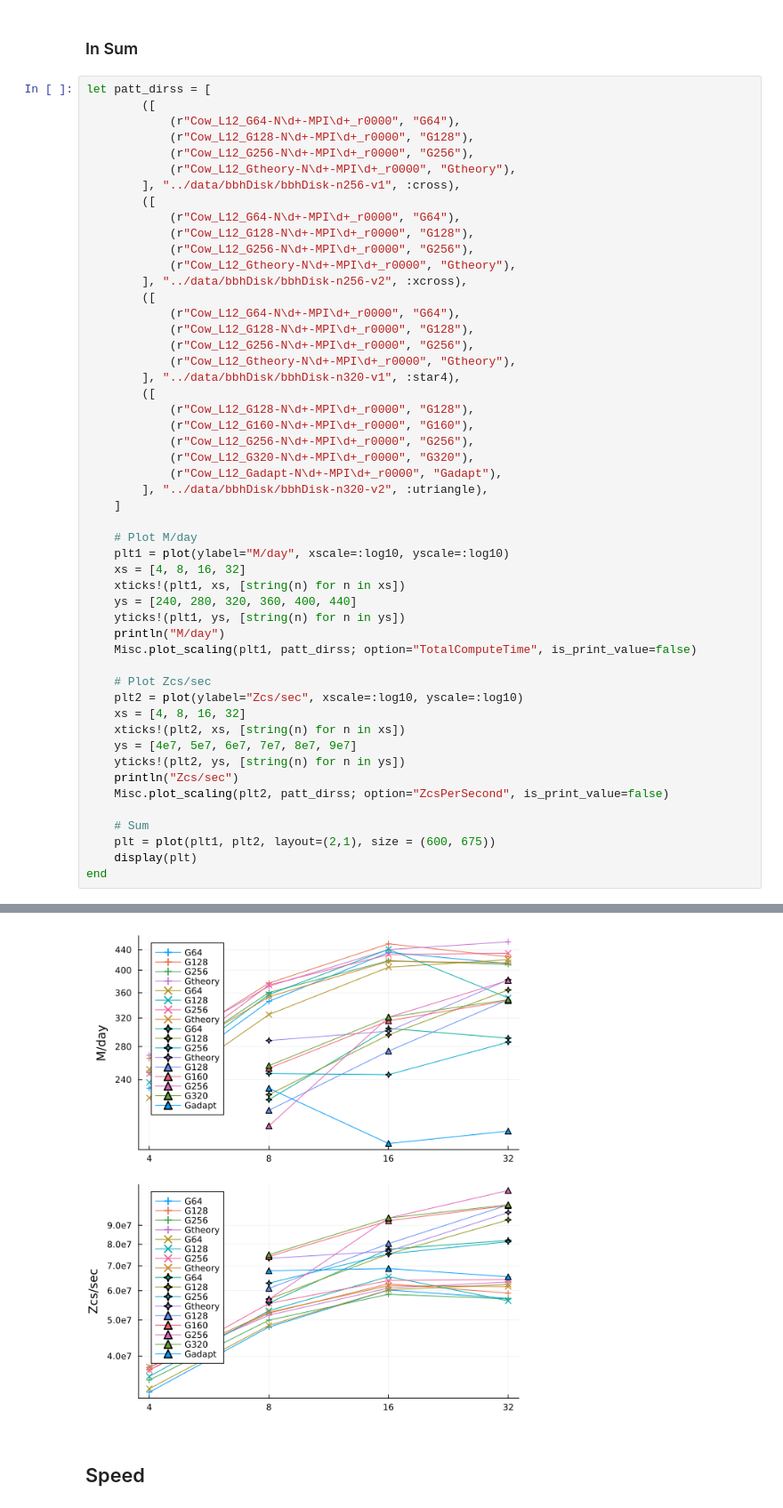
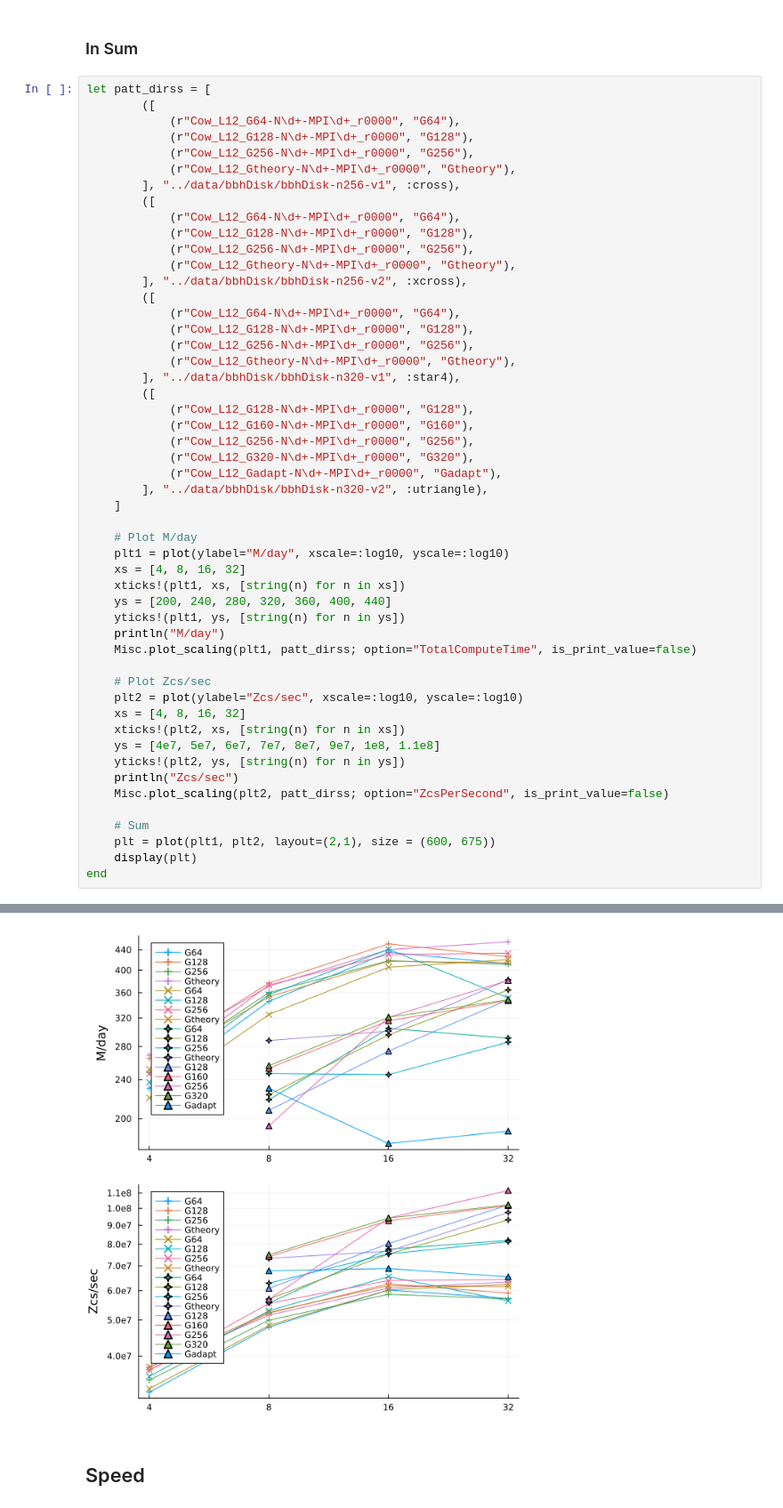
Before and after one commit to lwJi/ETK-Scaling-Tests, a Jupyter notebook: vista/ipynb/bbhDisk-Cowling.ipynb, the cells around one changed output, grey strips where cells are left out. Shown at 89% size. Cells and saved outputs as stored; diff of their text form.

```diff
--- a/vista/ipynb/bbhDisk-Cowling.ipynb
+++ b/vista/ipynb/bbhDisk-Cowling.ipynb
@@ -222,36 +222,36 @@ let patt_dirss = [
             (r"Cow_L12_G160-N\d+-MPI\d+_r0000", "G160"),
             (r"Cow_L12_G256-N\d+-MPI\d+_r0000", "G256"),
             (r"Cow_L12_G320-N\d+-MPI\d+_r0000", "G320"),
             (r"Cow_L12_Gadapt-N\d+-MPI\d+_r0000", "Gadapt"),
         ], "../data/bbhDisk/bbhDisk-n320-v2", :utriangle),
     ]
 
     # Plot M/day
     plt1 = plot(ylabel="M/day", xscale=:log10, yscale=:log10)
     xs = [4, 8, 16, 32]
     xticks!(plt1, xs, [string(n) for n in xs])
-    ys = [240, 280, 320, 360, 400, 440]
+    ys = [200, 240, 280, 320, 360, 400, 440]
     yticks!(plt1, ys, [string(n) for n in ys])
     println("M/day")
     Misc.plot_scaling(plt1, patt_dirss; option="TotalComputeTime", is_print_value=false)
 
     # Plot Zcs/sec
     plt2 = plot(ylabel="Zcs/sec", xscale=:log10, yscale=:log10)
     xs = [4, 8, 16, 32]
     xticks!(plt2, xs, [string(n) for n in xs])
-    ys = [4e7, 5e7, 6e7, 7e7, 8e7, 9e7]
+    ys = [4e7, 5e7, 6e7, 7e7, 8e7, 9e7, 1e8, 1.1e8]
     yticks!(plt2, ys, [string(n) for n in ys])
     println("Zcs/sec")
     Misc.plot_scaling(plt2, patt_dirss; option="ZcsPerSecond", is_print_value=false)
 
     # Sum
     plt = plot(plt1, plt2, layout=(2,1), size = (600, 675))
     display(plt)
 end
 # %% [output]
 M/day
 Zcs/sec
-[figure, old version]
+[figure, new version]
 # %% [markdown]
 ## Speed
 # %%
```
Also changed, not shown: parts of 2 cells of this notebook.
